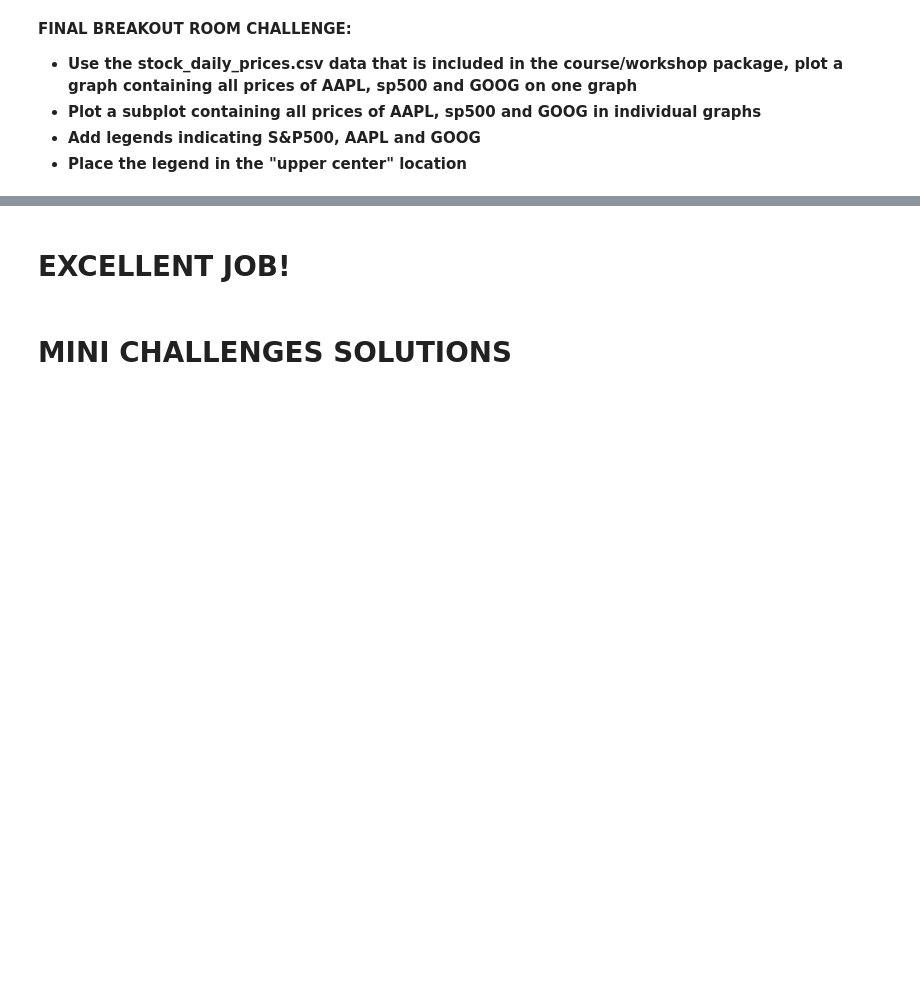
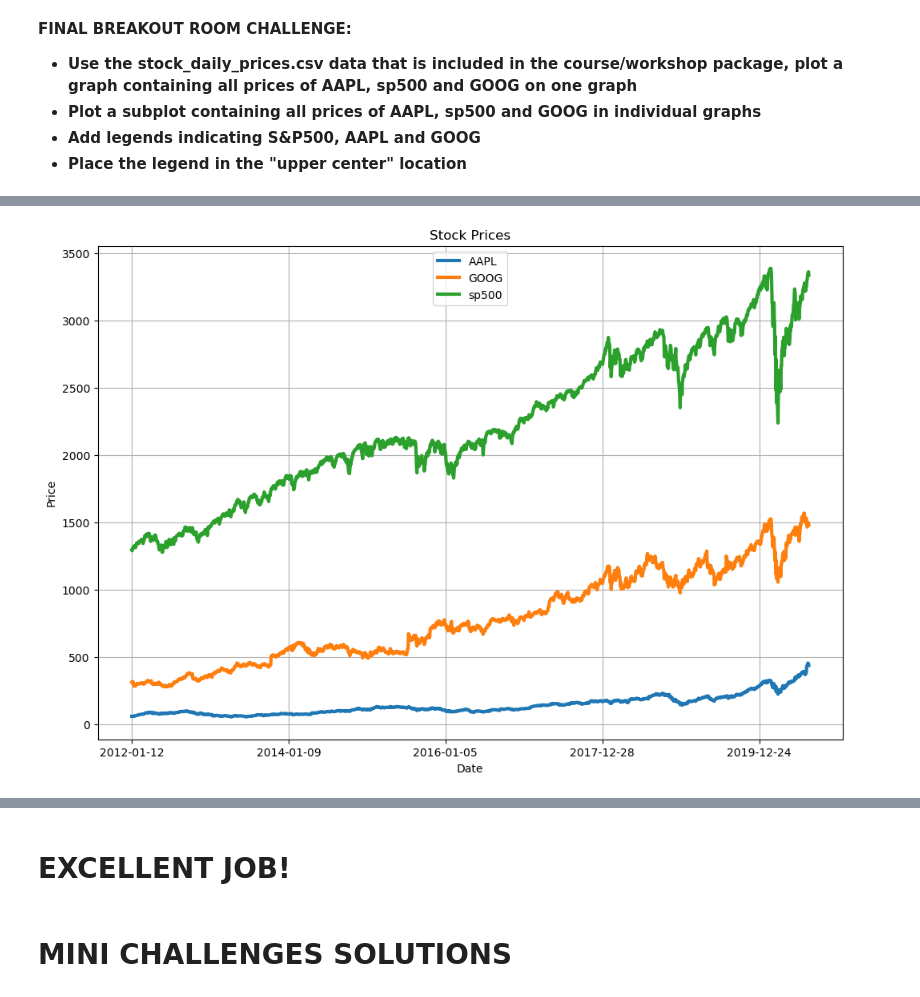
Before and after one commit to DanielMevs/Data-Analysis-with-Python, a Jupyter notebook: data_visualization_with_pandas_and_matplotlib/data_visualization_with_matplotlib.ipynb, the cells around one changed output, grey strips where cells are left out. Saved outputs shown, nothing was run; the diff lists cells and outputs as text; code cells hidden in the pictures; blank space fills up the shorter version.

```diff
--- a/data_visualization_with_pandas_and_matplotlib/data_visualization_with_matplotlib.ipynb
+++ b/data_visualization_with_pandas_and_matplotlib/data_visualization_with_matplotlib.ipynb
@@ -334,3 +359,6 @@ Text(0.5, 1.0, 'Crypto Portfolio Pie Chart')
 - **Plot a subplot containing all prices of AAPL, sp500 and GOOG in individual graphs**
 - **Add legends indicating S&P500, AAPL and GOOG**
 - **Place the legend in the "upper center" location**
+# %%
+stocks_df = pd.read_csv('stock_daily_prices.csv')
+stocks_df
@@ -336,0 +379,8 @@ Text(0.5, 1.0, 'Crypto Portfolio Pie Chart')
+# %%
+stocks_df.plot(x='Date', y=['AAPL', 'GOOG', 'sp500'], linewidth=3, figsize=(12, 8))
+plt.ylabel('Price')
+plt.title('Stock Prices')
+plt.legend(loc='upper center')
+plt.grid()
+# %% [output]
+[figure, added]
```
Also changed, not shown: parts of 6 cells of this notebook, 1 other file.
